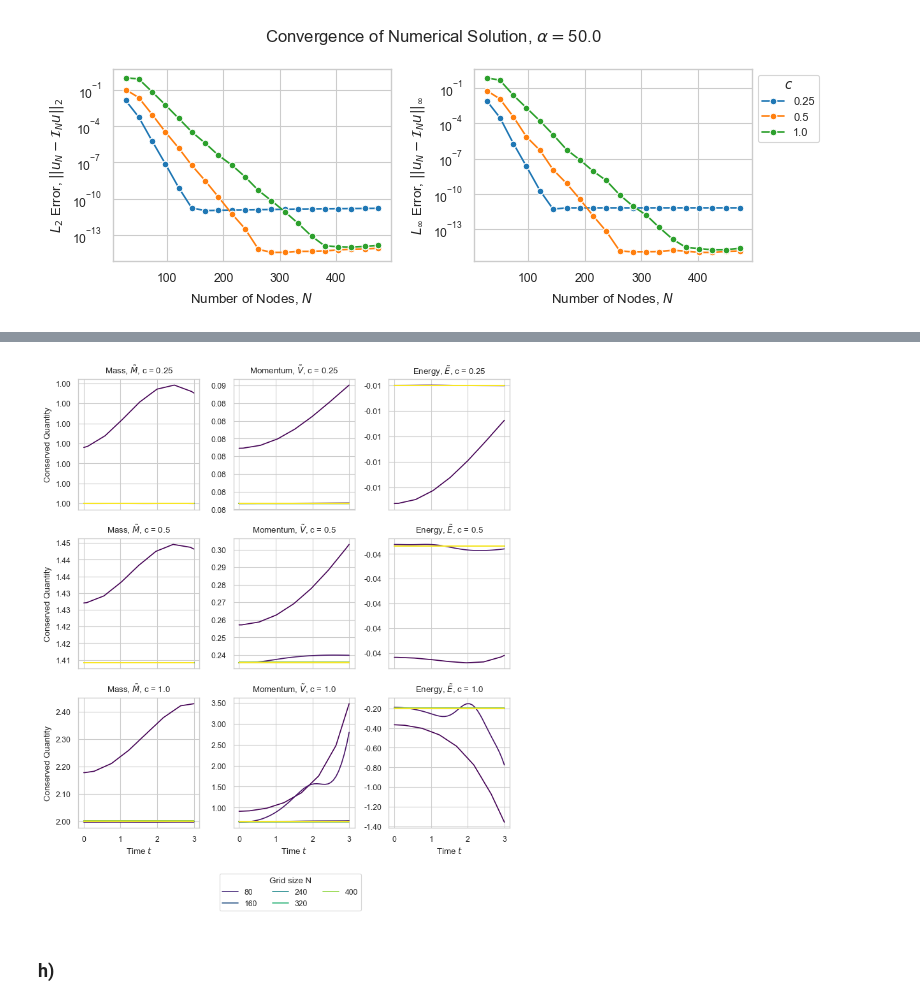
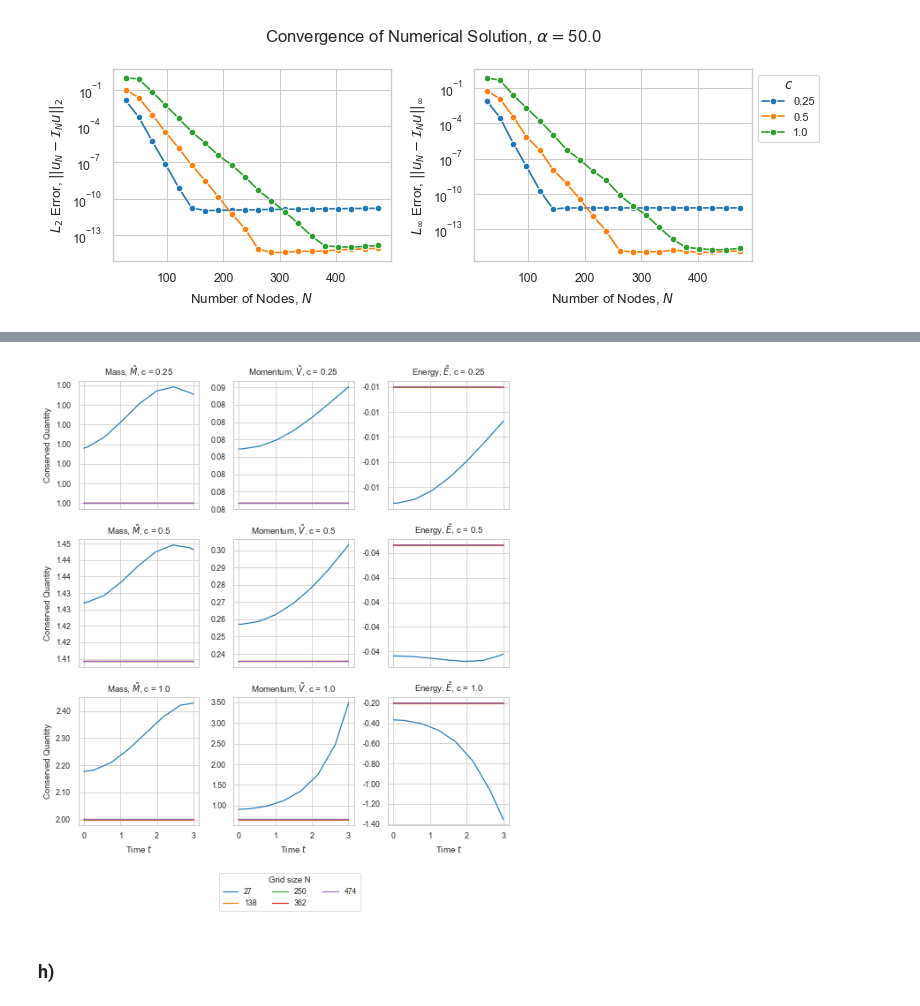
Before and after one commit to JeppeKlitgaard/02689-Advanced-Numerical-Methods, a Jupyter notebook: assignment_2/Assignment2_COMPLETE.ipynb, the cells around one changed output, grey strips where cells are left out. Saved outputs shown, nothing was run; the diff lists cells and outputs as text; code cells hidden in the pictures.

```diff
--- a/assignment_2/Assignment2_COMPLETE.ipynb
+++ b/assignment_2/Assignment2_COMPLETE.ipynb
@@ -1155,25 +1514,38 @@ cs = [0.25, 0.5, 1.0]
 x_0 = 0.0  # Initial position of the soliton
 
 
-# Assume you already have results for multiple c values, e.g.:
-results = {}  # dictionary to store results
+# TODO: Heuristic for minimum discretisation, see FB conversation
+N_GRID_MIN = 28
+N_GRID_FINE_THRESHOLD = 20
+N_GRID_MAX = 475
+N_GRID_NUM = 5
 
-Ngrid = N_GRID_MAX
+# N_grids_fine = np.arange(N_GRID_MIN, N_GRID_FINE_THRESHOLD + 1, dtype=int)
+# N_grids_coarse = np.linspace(
+#     N_GRID_FINE_THRESHOLD + 1, N_GRID_MAX, num=N_GRID_NUM - len(N_grids_fine), dtype=int
+# )
+# N_grids = np.concatenate([N_grids_fine, N_grids_coarse])
+N_grids = np.linspace(N_GRID_MIN, N_GRID_MAX, num=N_GRID_NUM, dtype=int)
 
-for c_val in cs:
-    print(f"Running simulation for c = {c_val}")
+
+data = []
+for N_grid, c in itertools.product(N_grids, cs):
+    print(f"Running simulation for N_grid={N_grid}")
 
     result = single_soliton_simulation_fft(
         a=a,
         b=b,
         N_grid=N_grid,
-        c=c_val,
+        c=c,
         x_0=x_0,
         t_0=t_0,
         t_final=t_final,
         use_orszag_23_rule=False,
-        use_jit=False,
-    ).simulation
+        use_jit=False
+    )
+    data.append(result)
 
-    results[c_val] = result  # store using c as key
+data_2d = data.copy()
+df = results_to_df(data_2d, strip_keys=True)
+df_2d = df.copy()
 # %% [output]
@@ -1212,7 +1596,7 @@ g = sns.relplot(
     estimator=None,
     units=None,
     facet_kws={"sharey": False, "sharex": True},
-    palette="viridis",
+    palette="tab10",
 )
 
 # Optional: adjust labels and spacing
@@ -1230,34 +1614,34 @@ for ax_row in g.axes:
 
 # --- Customize facet titles on all axes ---
 custom_titles = {
     "masses": r"Mass, $\tilde{M}$",
     "momenta": r"Momentum, $\tilde{V}$",
     "energies": r"Energy, $\tilde{E}$"
 }
 
 for (row_val, col_val), ax in g.axes_dict.items():
     if col_val in custom_titles:
         ax.set_title(f"{custom_titles[col_val]}, c = {row_val}")
 
 handles, labels = g.axes[0, 0].get_legend_handles_labels()
 g._legend.remove()
 g.figure.legend(
     handles=handles,
     labels=labels,
     loc="upper center",
     bbox_to_anchor=(0.5, -0.01),
     ncol=3,
     title="Grid size N",
 )
 g.figure.subplots_adjust(bottom=0.1)
 
 # Optional: adjust layout and spacing
 g.tight_layout()
 
 
 g.savefig(OUTPUT_DIR / "2_d_conservation.png", dpi=EXPORT_DPI, bbox_inches="tight")
 # %% [output]
-[figure, old version]
+[figure, new version]
 # %% [markdown]
 ### h)
 # %%
```
Also changed, not shown: parts of 9 cells of this notebook, 5 other files.
